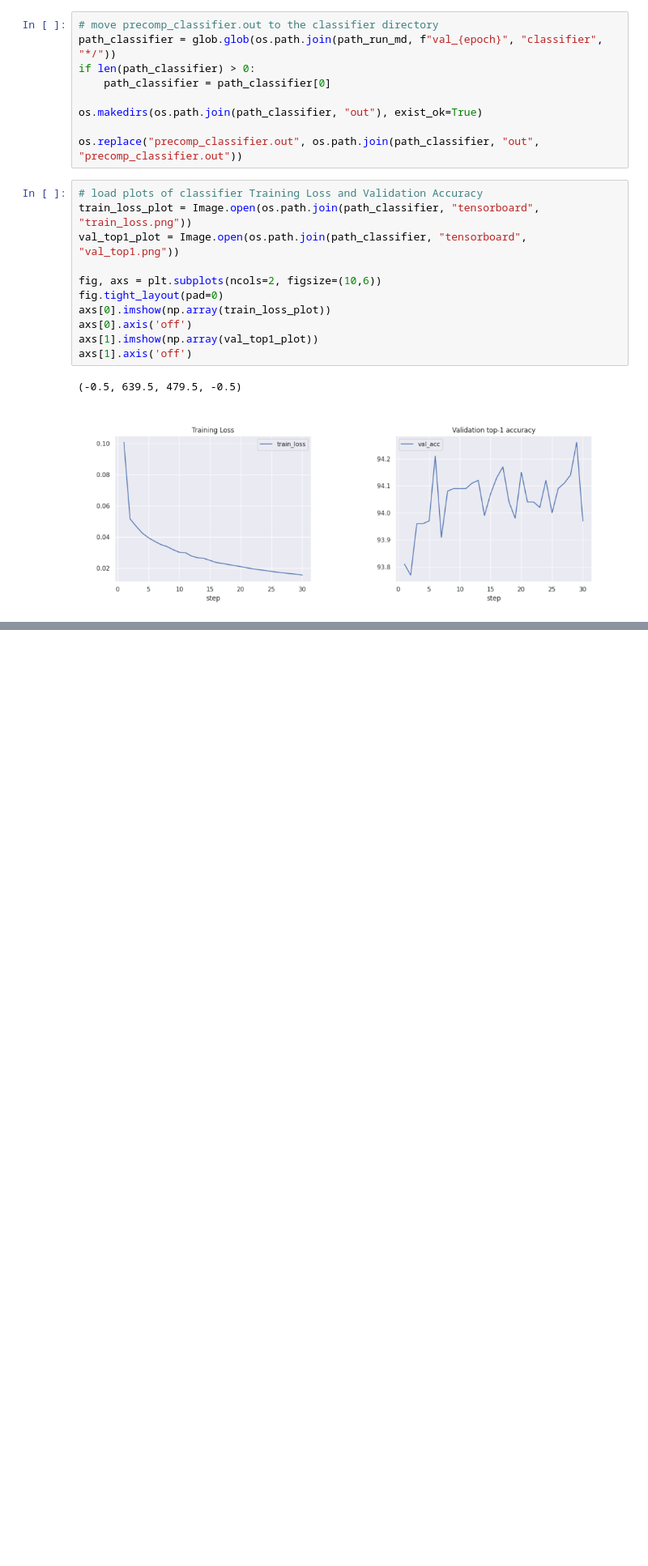
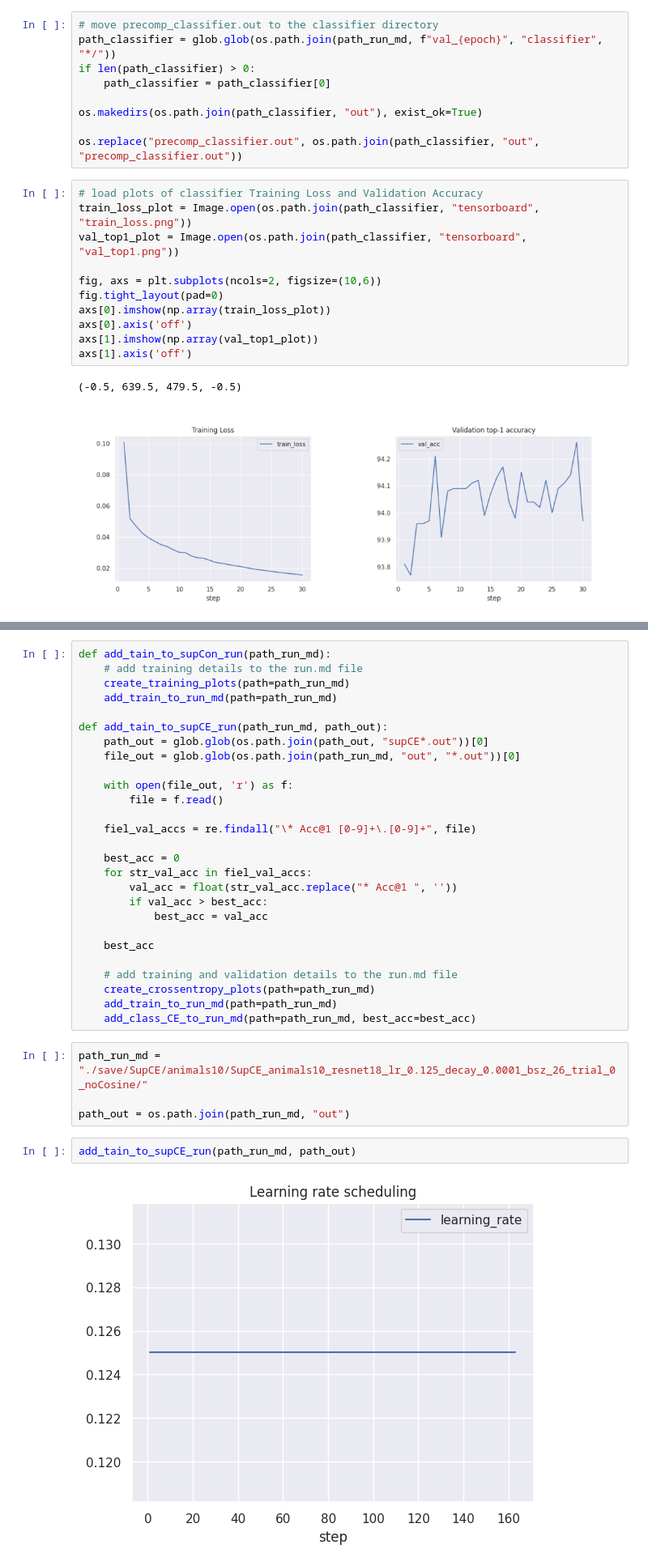
Before and after one commit to Thomas-Gottwald/SupContrastShape, a Jupyter notebook: validation.ipynb, the cells around one changed output, grey strips where cells are left out. Shown: that part at 81% size. Saved outputs shown, nothing was run; the diff lists cells and outputs as text; blank space fills up the shorter version.

Commit message:
cross entropy validation

```diff
--- a/validation.ipynb
+++ b/validation.ipynb
@@ -269,0 +283,35 @@ axs[1].axis('off')
+# %%
+def add_tain_to_supCon_run(path_run_md):
+    # add training details to the run.md file
+    create_training_plots(path=path_run_md)
+    add_train_to_run_md(path=path_run_md)
+
+def add_tain_to_supCE_run(path_run_md, path_out):
+    path_out = glob.glob(os.path.join(path_out, "supCE*.out"))[0]
+    file_out = glob.glob(os.path.join(path_run_md, "out", "*.out"))[0]
+
+    with open(file_out, 'r') as f:
+        file = f.read()
+
+    fiel_val_accs = re.findall("\* Acc@1 [0-9]+\.[0-9]+", file)
+
+    best_acc = 0
+    for str_val_acc in fiel_val_accs:
+        val_acc = float(str_val_acc.replace("* Acc@1 ", ''))
+        if val_acc > best_acc:
+            best_acc = val_acc
+
+    best_acc
+
+    # add training and validation details to the run.md file
+    create_crossentropy_plots(path=path_run_md)
+    add_train_to_run_md(path=path_run_md)
+    add_class_CE_to_run_md(path=path_run_md, best_acc=best_acc)
+# %%
+path_run_md = "./save/SupCE/animals10/SupCE_animals10_resnet18_lr_0.125_decay_0.0001_bsz_26_trial_0_noCosine/"
+
+path_out = os.path.join(path_run_md, "out")
+# %%
+add_tain_to_supCE_run(path_run_md, path_out)
+# %% [output]
+[figure, added]
```
Also changed, not shown: parts of 10 cells of this notebook, 2 other files.
